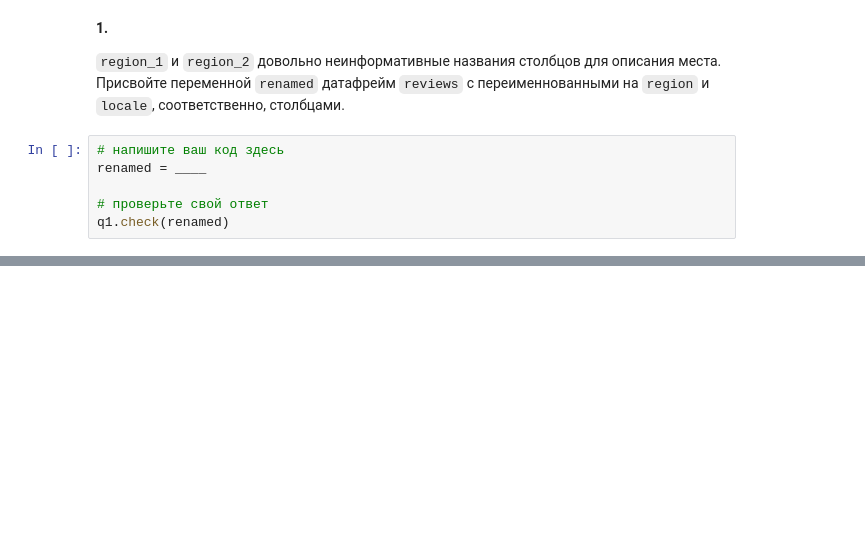
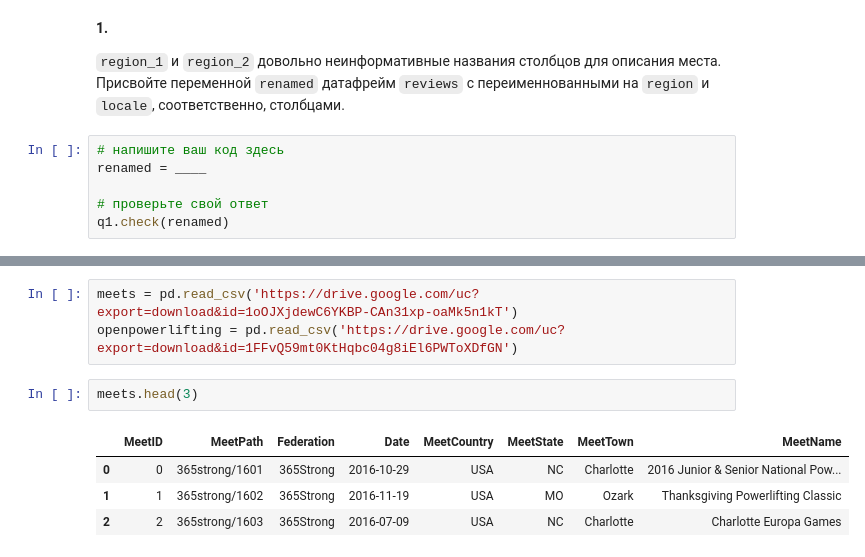
Before and after one commit to sergeymasl/pandas_cource, a Jupyter notebook: Exercise_Renaming_and_Combining.ipynb, the cells around one changed output, grey strips where cells are left out. Drawn from its saved outputs; the diff is of its cells as text; blank space fills up the shorter version.

```diff
--- a/Exercise_Renaming_and_Combining.ipynb
+++ b/Exercise_Renaming_and_Combining.ipynb
@@ -43,0 +93,10 @@ q1.check(renamed)
+# %%
+meets = pd.read_csv('https://drive.google.com/uc?export=download&id=1oOJXjdewC6YKBP-CAn31xp-oaMk5n1kT')
+openpowerlifting = pd.read_csv('https://drive.google.com/uc?export=download&id=1FFvQ59mt0KtHqbc04g8iEl6PWToXDfGN')
+# %%
+meets.head(3)
+# %% [output]
+|  | MeetID | MeetPath | Federation | Date | MeetCountry | MeetState | MeetTown | MeetName |
+| 0 | 0 | 365strong/1601 | 365Strong | 2016-10-29 | USA | NC | Charlotte | 2016 Junior & Senior National Pow... |
+| 1 | 1 | 365strong/1602 | 365Strong | 2016-11-19 | USA | MO | Ozark | Thanksgiving Powerlifting Classic |
+| 2 | 2 | 365strong/1603 | 365Strong | 2016-07-09 | USA | NC | Charlotte | Charlotte Europa Games |
```
Also changed, not shown: parts of 10 cells of this notebook.
